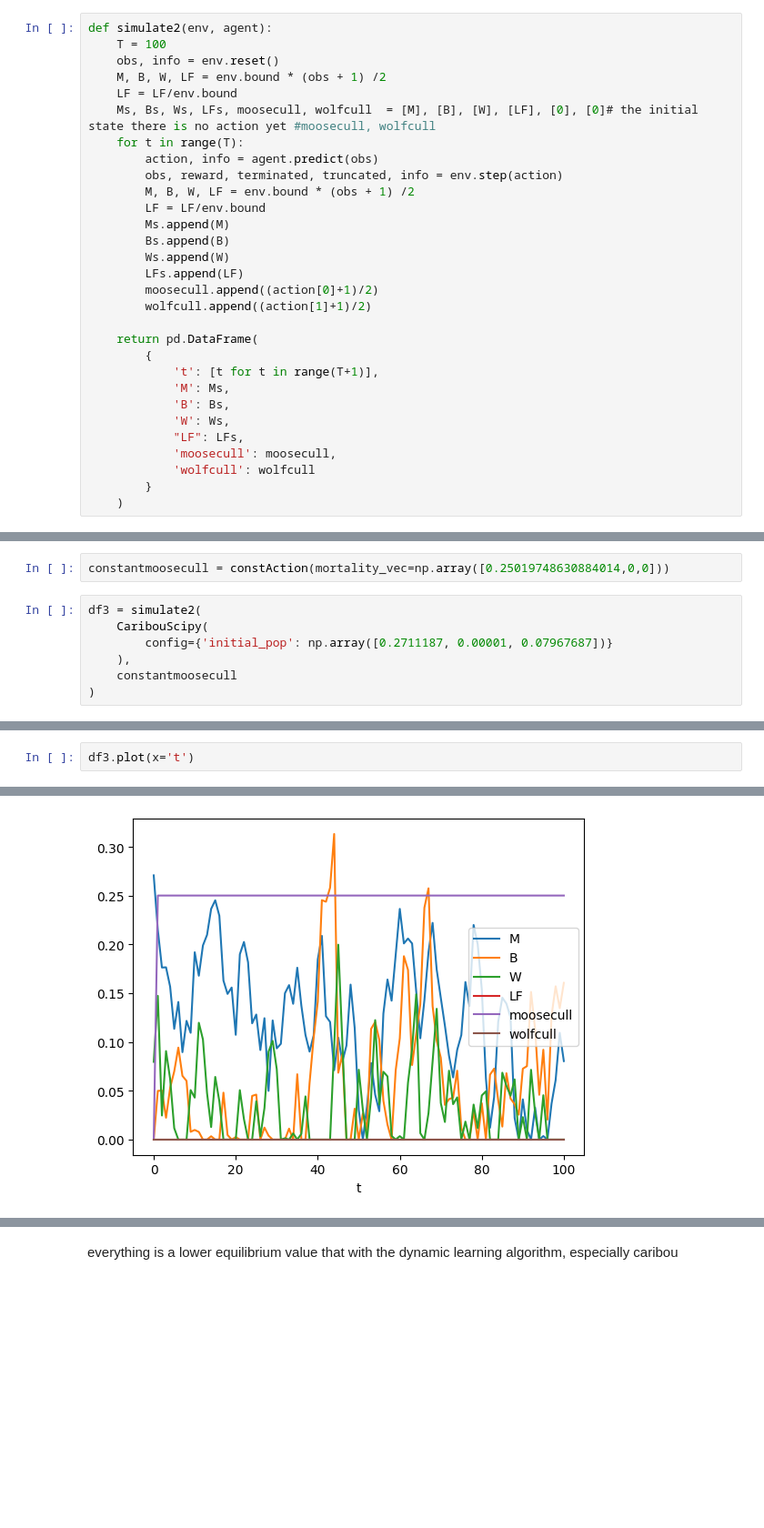
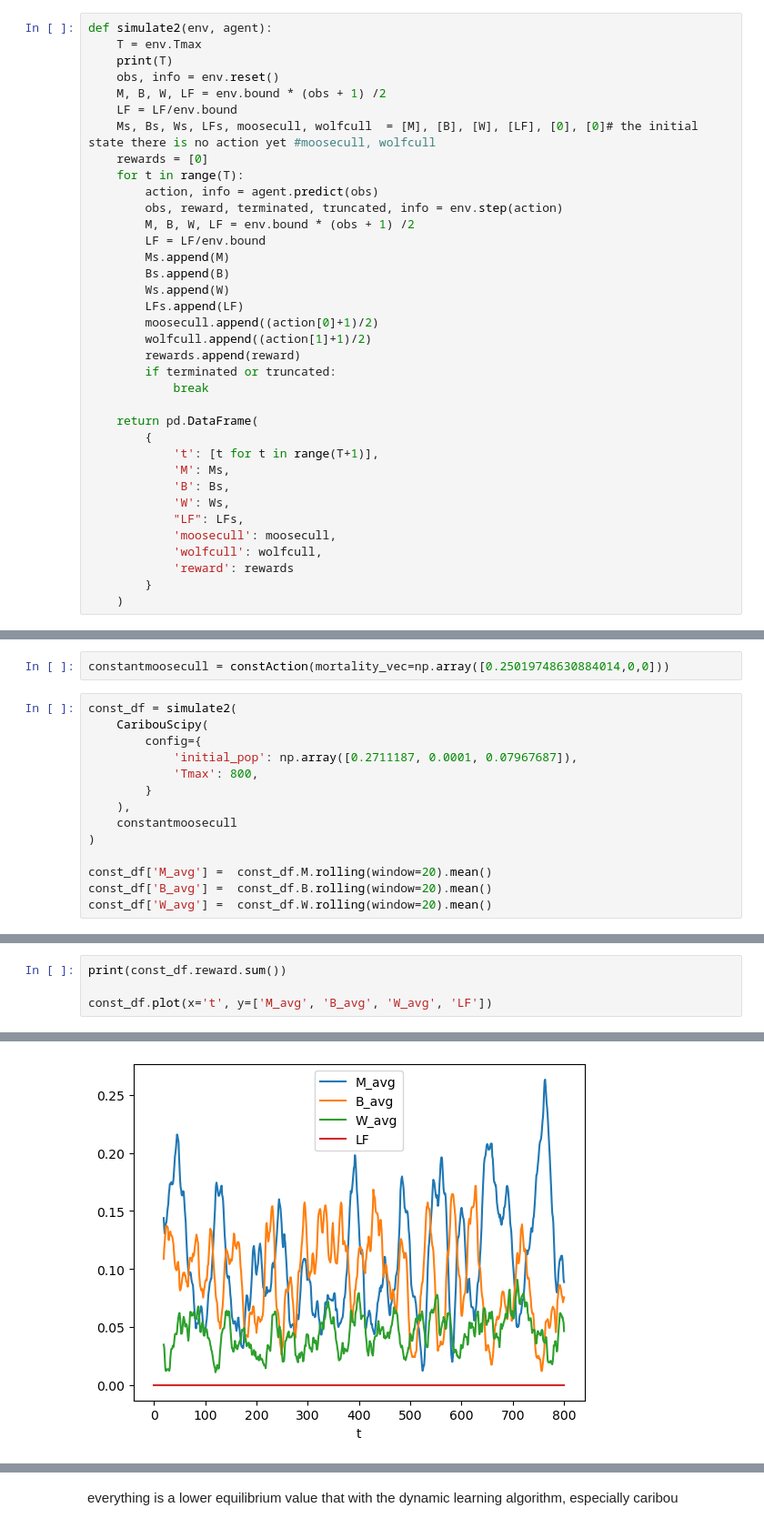
Before and after one commit to boettiger-lab/rl4caribou, a Jupyter notebook: notebooks/4-15-Meeting-Notebook.ipynb, the cells around one changed output, grey strips where cells are left out. Shown: that part at 91% size. Cells and saved outputs as stored; diff of their text form; blank space fills up the shorter version.

```diff
--- a/notebooks/4-15-Meeting-Notebook.ipynb
+++ b/notebooks/4-15-Meeting-Notebook.ipynb
@@ -126,10 +134,12 @@ df.plot(x='t')
 # %%
 def simulate2(env, agent):
-    T = 100
+    T = env.Tmax
+    print(T)
     obs, info = env.reset()
     M, B, W, LF = env.bound * (obs + 1) /2
     LF = LF/env.bound
     Ms, Bs, Ws, LFs, moosecull, wolfcull  = [M], [B], [W], [LF], [0], [0]# the initial state there is no action yet #moosecull, wolfcull
+    rewards = [0]
     for t in range(T):
         action, info = agent.predict(obs)
         obs, reward, terminated, truncated, info = env.step(action)
@@ -141,6 +151,9 @@ def simulate2(env, agent):
         LFs.append(LF)
         moosecull.append((action[0]+1)/2)
         wolfcull.append((action[1]+1)/2)
+        rewards.append(reward)
+        if terminated or truncated:
+            break
 
     return pd.DataFrame(
         {
@@ -150,7 +163,8 @@ def simulate2(env, agent):
             'W': Ws,
             "LF": LFs,
             'moosecull': moosecull,
-            'wolfcull': wolfcull
+            'wolfcull': wolfcull,
+            'reward': rewards
         }
     )
 # %%
@@ -194,9 +209,16 @@ Now let's try a constant action instead of learning, and see how they compare
 # %%
 constantmoosecull = constAction(mortality_vec=np.array([0.25019748630884014,0,0]))
 # %%
-df3 = simulate2(
+const_df = simulate2(
     CaribouScipy(
-        config={'initial_pop': np.array([0.2711187, 0.00001, 0.07967687])}
+        config={
+            'initial_pop': np.array([0.2711187, 0.0001, 0.07967687]),
+            'Tmax': 800,
+        }
     ),
     constantmoosecull
 )
+
+const_df['M_avg'] =  const_df.M.rolling(window=20).mean()
+const_df['B_avg'] =  const_df.B.rolling(window=20).mean()
+const_df['W_avg'] =  const_df.W.rolling(window=20).mean()
@@ -203,3 +227,5 @@ df3 = simulate2(
 # %%
-df3.plot(x='t')
+print(const_df.reward.sum())
+
+const_df.plot(x='t', y=['M_avg', 'B_avg', 'W_avg', 'LF'])
 # %% [output]
@@ -207 +234 @@ df3.plot(x='t')
-[figure, old version]
+[figure, new version]
```
Also changed, not shown: parts of 13 cells of this notebook, 2 other files.
